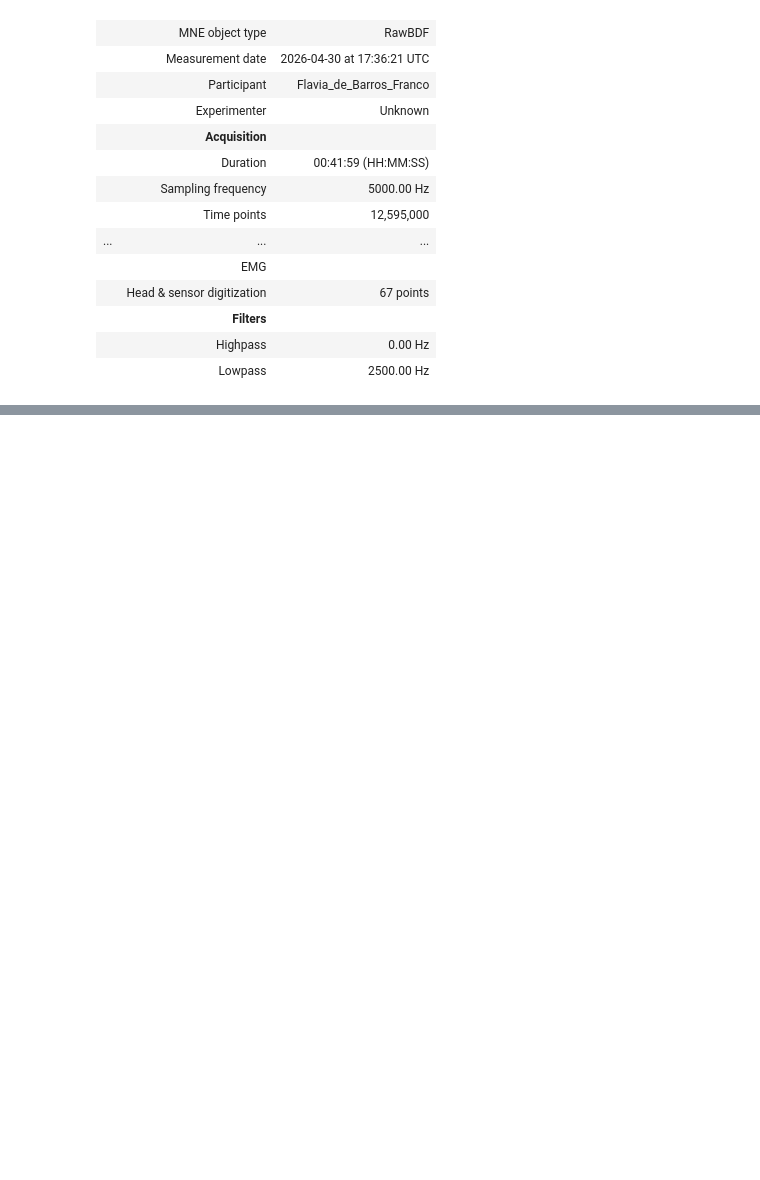
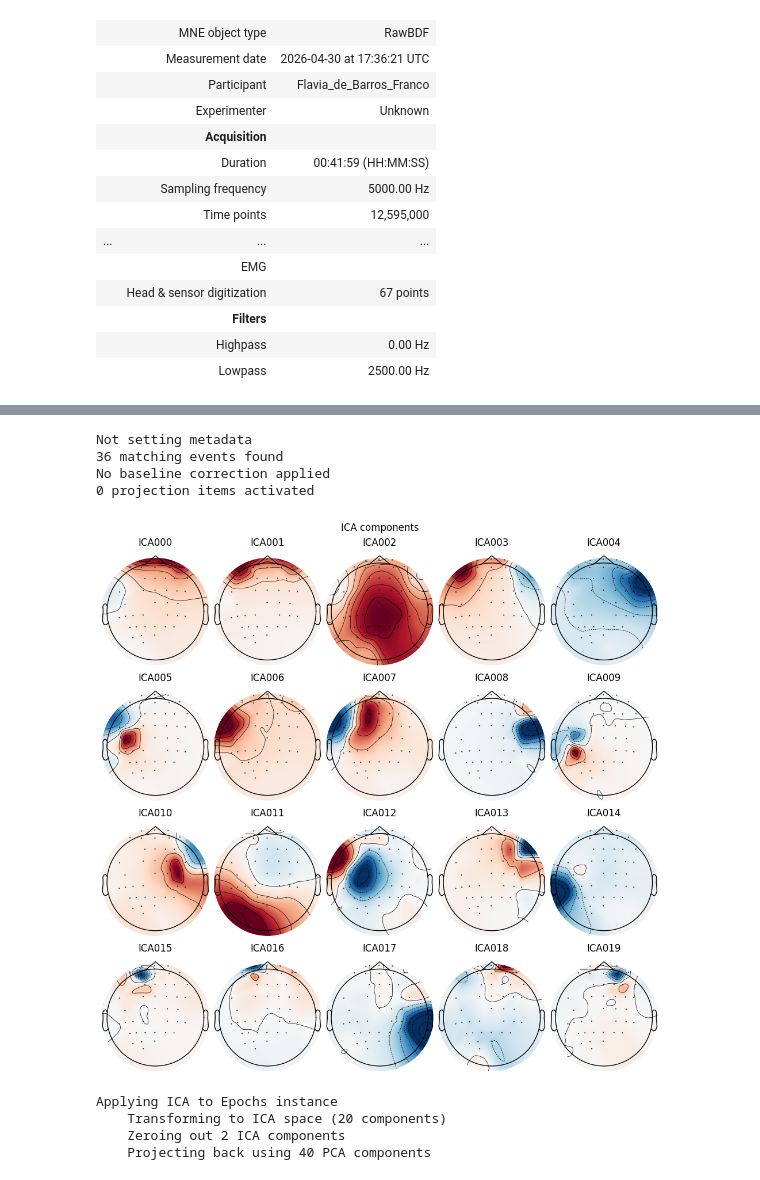
Before and after one commit to MarcioCamposJr/msc-eeg-tms-pipeline, a Jupyter notebook: templates/tep_processing_template.ipynb, the cells around one changed output, grey strips where cells are left out. Cells and saved outputs as stored; diff of their text form; code cells hidden in the pictures; blank space fills up the shorter version.

```diff
--- a/templates/tep_processing_template.ipynb
+++ b/templates/tep_processing_template.ipynb
@@ -109,0 +134,3 @@ Loading data for 36 events and 8001 original time points ...
+# %%
+ica = mne.preprocessing.ICA(n_components=20, random_state=97, max_iter=800)
+ica.fit(epochs_clean_left)
@@ -109,0 +148,17 @@ Loading data for 36 events and 8001 original time points ...
+# %%
+ica.plot_sources(epochs_clean_left, show_scrollbars=True)
+ica.plot_components(inst=epochs_clean_left)
+# %% [output]
+Not setting metadata
+36 matching events found
+No baseline correction applied
+0 projection items activated
+[figure, added]
+# %%
+ica.exclude = [0,1]
+epochs_clean_left = ica.apply(epochs_clean_left.copy())
+# %% [output]
+Applying ICA to Epochs instance
+    Transforming to ICA space (20 components)
+    Zeroing out 2 ICA components
+    Projecting back using 40 PCA components
```
Also changed, not shown: parts of 15 cells of this notebook, 2 other files.
